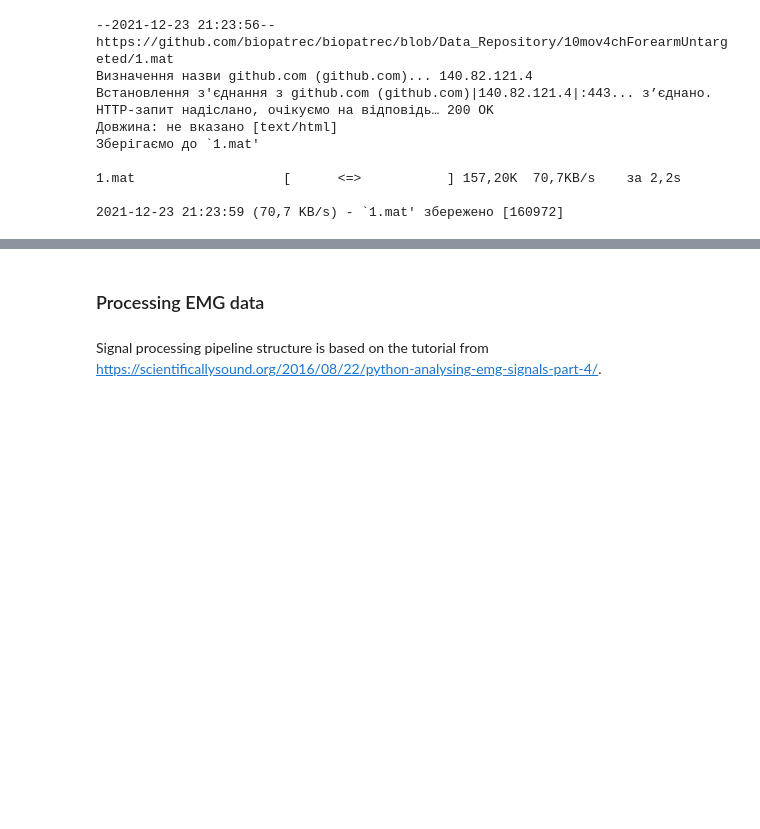
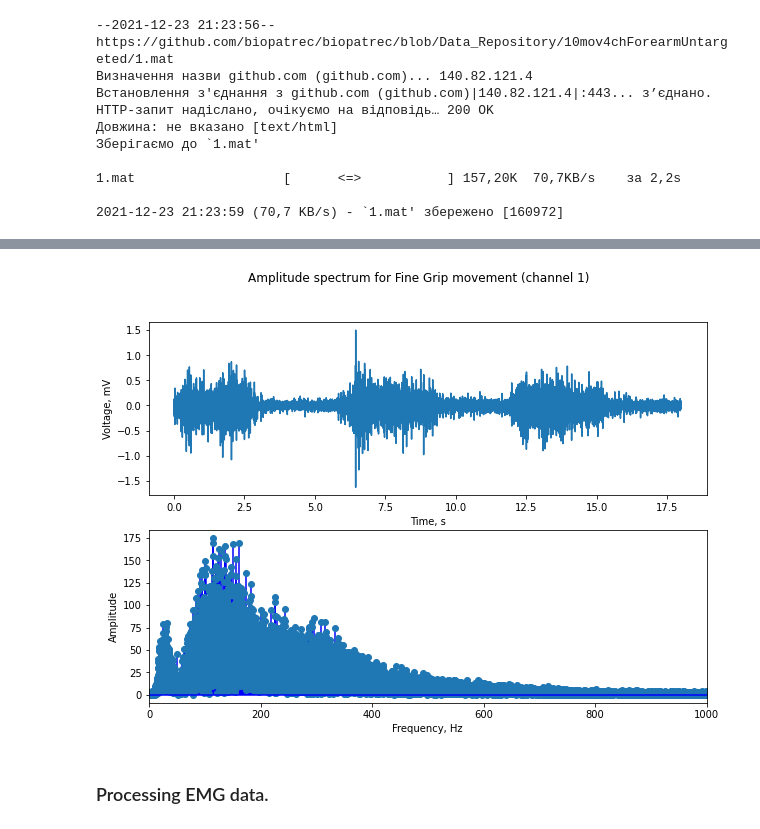
Before and after one commit to dariaomelkina/bionics_project, a Jupyter notebook: src/EMG_processing.ipynb, the cells around one changed output, grey strips where cells are left out. Drawn from its saved outputs; the diff is of its cells as text; code cells hidden in the pictures; blank space fills up the shorter version.

Commit message:
Added AI part.

```diff
--- a/src/EMG_processing.ipynb
+++ b/src/EMG_processing.ipynb
@@ -144,4 +173,6 @@ axs.set(xlabel='Time, s', ylabel='Voltage, V')
+# %%
+plot_signal_amplitude_spectrum(movements_dictionary['Fine Grip'][0], time, 'Amplitude spectrum for Fine Grip movement (channel 1)', sF)
+# %% [output]
+[figure, added]
 # %% [markdown]
-### Processing EMG data
+### Processing EMG data.
-# %% [markdown]
-Signal processing pipeline structure is based on the tutorial from https://scientificallysound.org/2016/08/22/python-analysing-emg-signals-part-4/.
```
Also changed, not shown: parts of 46 cells of this notebook, 2 other files.
